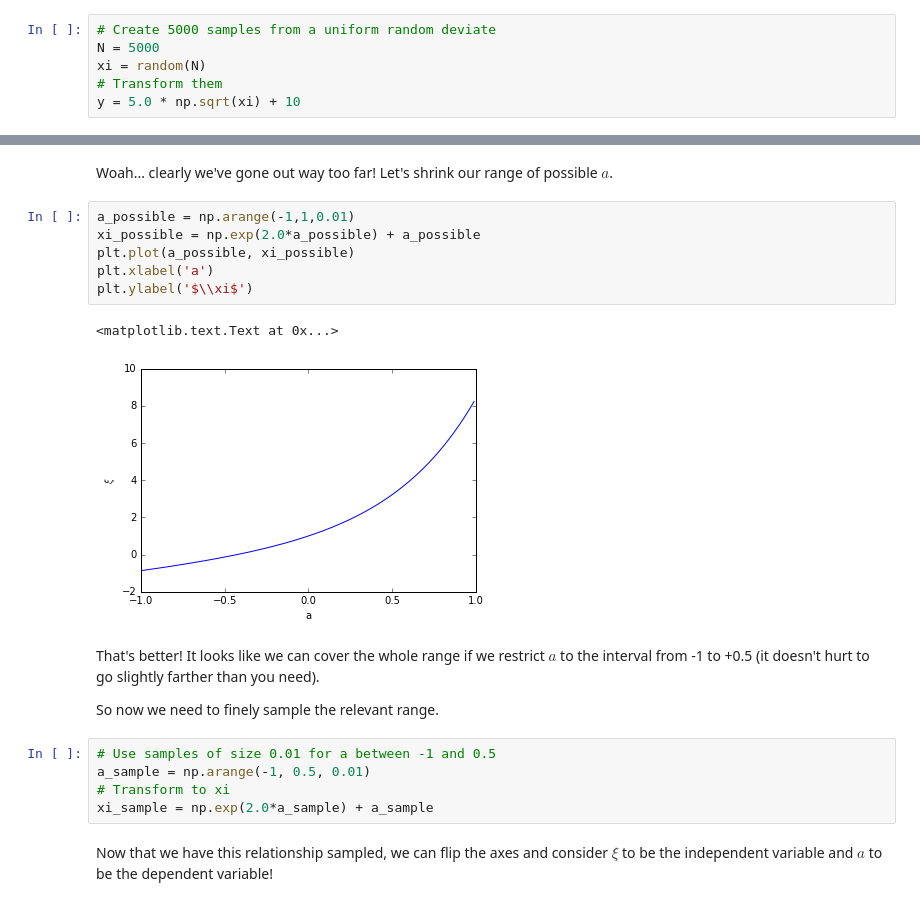
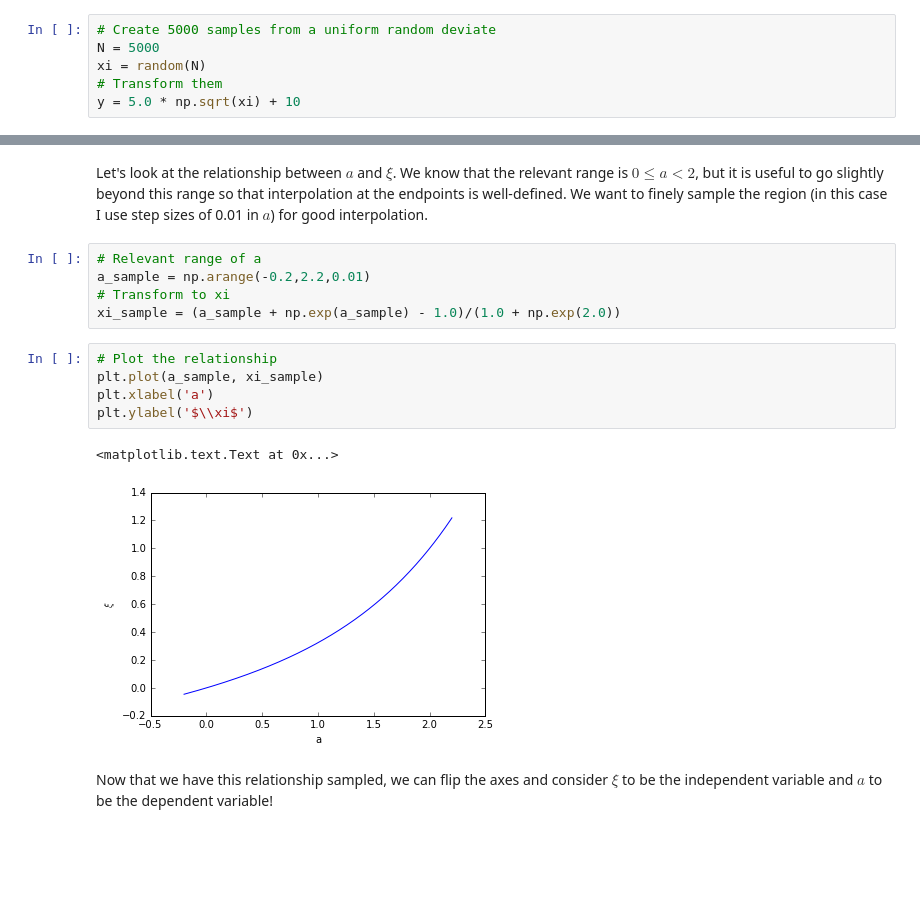
Before and after one commit to jbailinua/probability, a Jupyter notebook: Transformation of Probability - Generating Distributions.ipynb, the cells around one changed output, grey strips where cells are left out. Drawn from its saved outputs; the diff is of its cells as text; blank space fills up the shorter version.

```diff
--- a/Transformation of Probability - Generating Distributions.ipynb
+++ b/Transformation of Probability - Generating Distributions.ipynb
@@ -166,23 +164,18 @@ plt.ylabel('$\\xi$')
-# %% [markdown]
-Woah... clearly we've gone out way too far! Let's shrink our range of possible $a$.
-# %%
-a_possible = np.arange(-1,1,0.01)
-xi_possible = np.exp(2.0*a_possible) + a_possible
-plt.plot(a_possible, xi_possible)
-plt.xlabel('a')
-plt.ylabel('$\\xi$')
-# %% [output]
-<matplotlib.text.Text at 0x...>
-[figure, removed]
-# %% [markdown]
-That's better! It looks like we can cover the whole range if we restrict $a$ to the interval from -1 to +0.5 (it doesn't hurt to go slightly farther than you need).
-
-So now we need to finely sample the relevant range.
+# %% [markdown]
+Let's look at the relationship between $a$ and $\xi$. We know that the relevant range is $0 \le a < 2$, but it is useful to go slightly beyond this range so that interpolation at the endpoints is well-defined. We want to finely sample the region (in this case I use step sizes of 0.01 in $a$) for good interpolation.
 # %%
-# Use samples of size 0.01 for a between -1 and 0.5
-a_sample = np.arange(-1, 0.5, 0.01)
+# Relevant range of a
+a_sample = np.arange(-0.2,2.2,0.01)
 # Transform to xi
-xi_sample = np.exp(2.0*a_sample) + a_sample
+xi_sample = (a_sample + np.exp(a_sample) - 1.0)/(1.0 + np.exp(2.0))
+# %%
+# Plot the relationship
+plt.plot(a_sample, xi_sample)
+plt.xlabel('a')
+plt.ylabel('$\\xi$')
+# %% [output]
+<matplotlib.text.Text at 0x...>
+[figure, added]
 # %% [markdown]
 Now that we have this relationship sampled, we can flip the axes and consider $\xi$ to be the independent variable and $a$ to be the dependent variable!
 # %%
```
Also changed, not shown: parts of 17 cells of this notebook, 3 other files.
